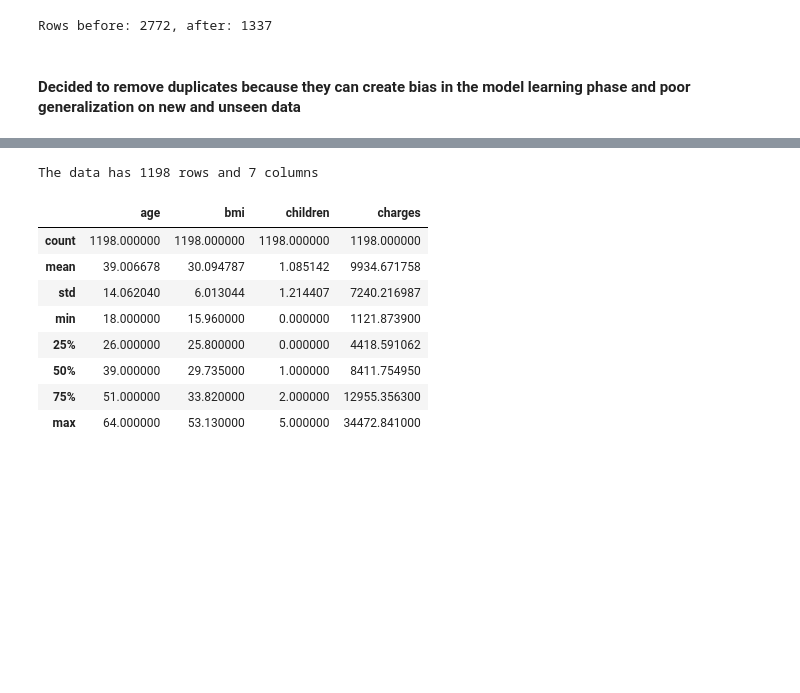
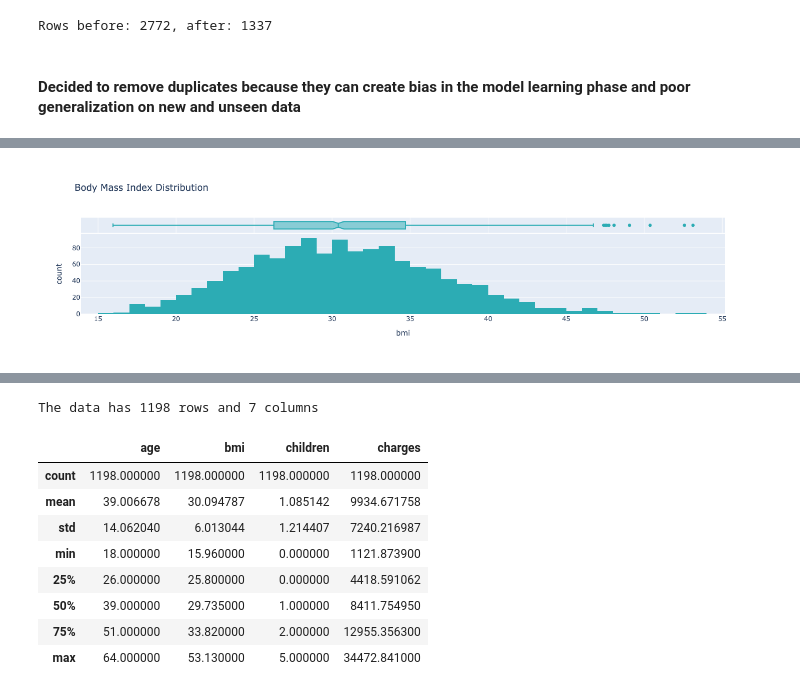
Before and after one commit to kfmatovic716/HEALTH-INSURANCE-COST-ML, a Jupyter notebook: health_insurance.ipynb, the cells around one changed output, grey strips where cells are left out. Cells and saved outputs as stored; diff of their text form; code cells hidden in the pictures; blank space fills up the shorter version.

```diff
--- a/health_insurance.ipynb
+++ b/health_insurance.ipynb
@@ -191,0 +172,14 @@ healthins_df
+# %%
+
+fig = px.histogram(healthins_df,
+                   x="bmi",
+                   title='Body Mass Index Distribution',
+                  color_discrete_sequence=['#2cacb4'],
+                  barmode="group",
+                    marginal='box')
+
+
+fig.write_image("images/bmi.png")
+fig.show()
+# %% [output]
+[figure, added]
```
Also changed, not shown: parts of 17 cells of this notebook, 8 other files.
